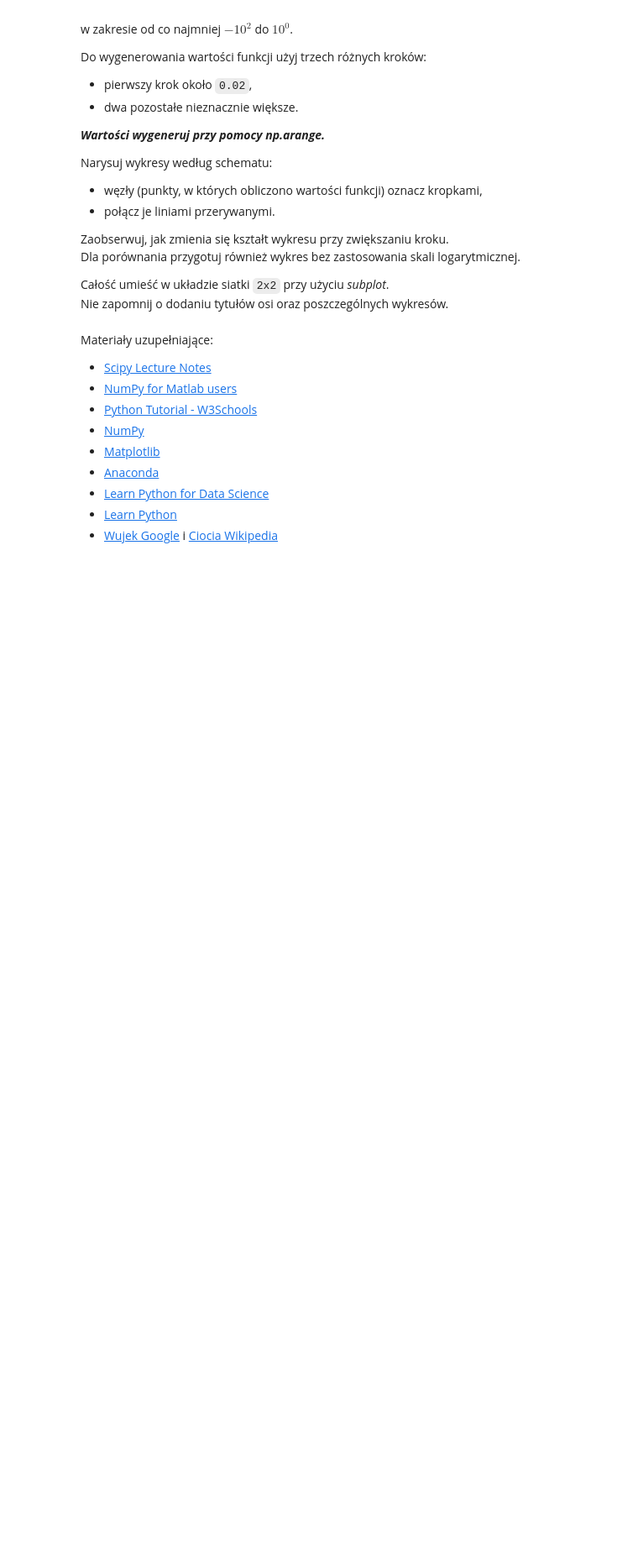
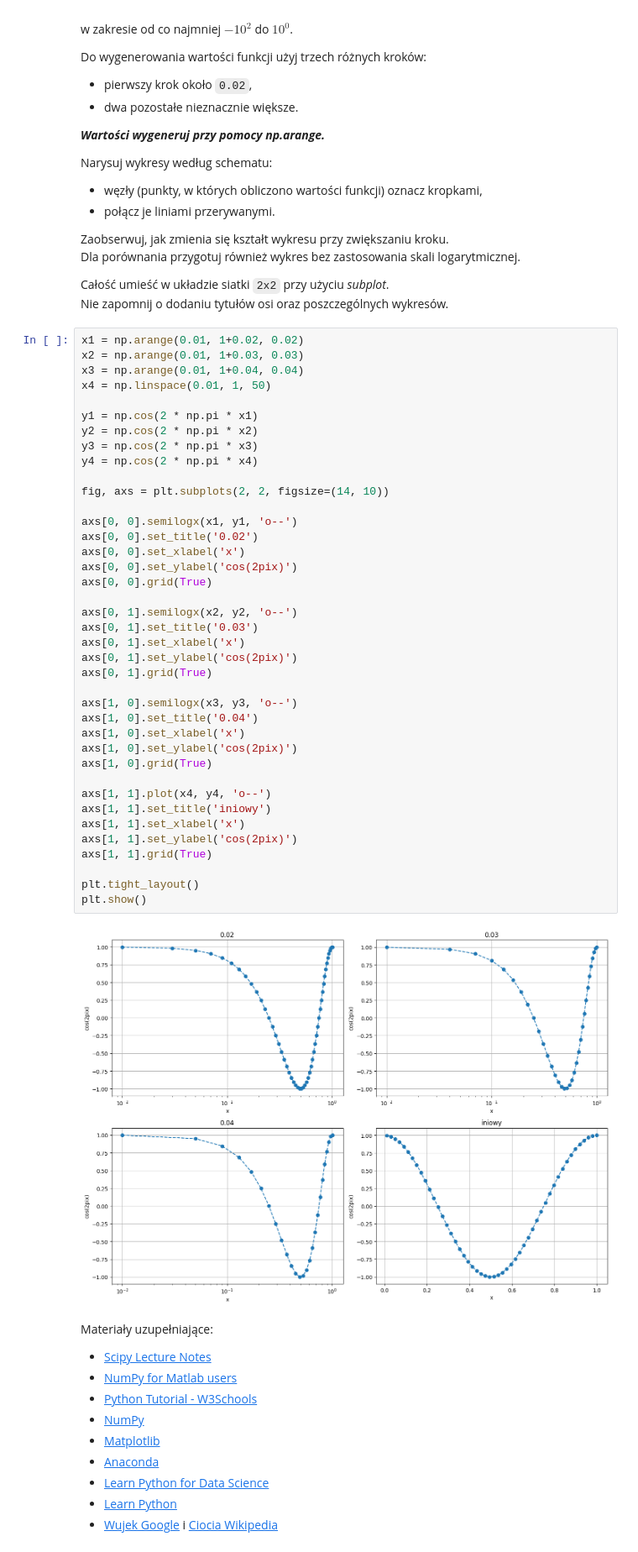
Before and after one commit to Magin28/MN-lab2, a Jupyter notebook: sprawozdanie.ipynb, the cells around one changed output. Shown at 84% size. Cells and saved outputs as stored; diff of their text form; blank space fills up the shorter version.

```diff
--- a/sprawozdanie.ipynb
+++ b/sprawozdanie.ipynb
@@ -228,6 +339,47 @@ Dla porównania przygotuj również wykres bez zastosowania skali logarytmicznej
 
 Całość umieść w układzie siatki `2x2` przy użyciu *subplot*.
 Nie zapomnij o dodaniu tytułów osi oraz poszczególnych wykresów.
+# %%
+x1 = np.arange(0.01, 1+0.02, 0.02)
+x2 = np.arange(0.01, 1+0.03, 0.03)
+x3 = np.arange(0.01, 1+0.04, 0.04)
+x4 = np.linspace(0.01, 1, 50)
+
+y1 = np.cos(2 * np.pi * x1)
+y2 = np.cos(2 * np.pi * x2)
+y3 = np.cos(2 * np.pi * x3)
+y4 = np.cos(2 * np.pi * x4)
+
+fig, axs = plt.subplots(2, 2, figsize=(14, 10))
+
+axs[0, 0].semilogx(x1, y1, 'o--')
+axs[0, 0].set_title('0.02')
+axs[0, 0].set_xlabel('x')
+axs[0, 0].set_ylabel('cos(2pix)')
+axs[0, 0].grid(True)
+
+axs[0, 1].semilogx(x2, y2, 'o--')
+axs[0, 1].set_title('0.03')
+axs[0, 1].set_xlabel('x')
+axs[0, 1].set_ylabel('cos(2pix)')
+axs[0, 1].grid(True)
+
+axs[1, 0].semilogx(x3, y3, 'o--')
+axs[1, 0].set_title('0.04')
+axs[1, 0].set_xlabel('x')
+axs[1, 0].set_ylabel('cos(2pix)')
+axs[1, 0].grid(True)
+
+axs[1, 1].plot(x4, y4, 'o--')
+axs[1, 1].set_title('iniowy')
+axs[1, 1].set_xlabel('x')
+axs[1, 1].set_ylabel('cos(2pix)')
+axs[1, 1].grid(True)
+
+plt.tight_layout()
+plt.show()
+# %% [output]
+[figure, added]
 # %% [markdown]
 
 Materiały uzupełniające:
```
Also changed, not shown: parts of 6 cells of this notebook, 1 other file.
